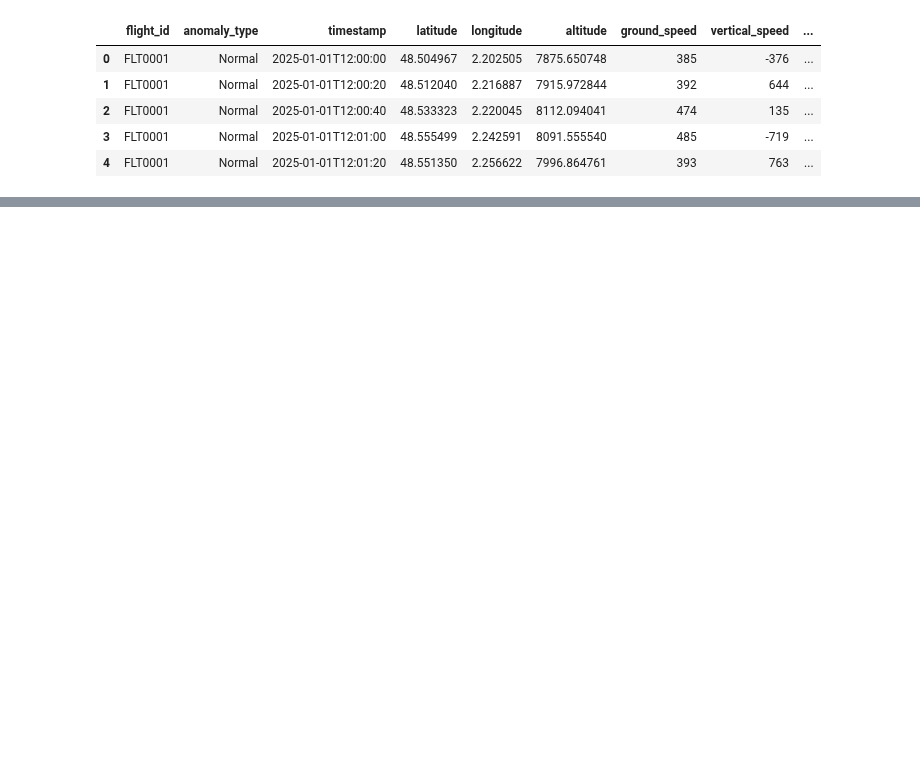
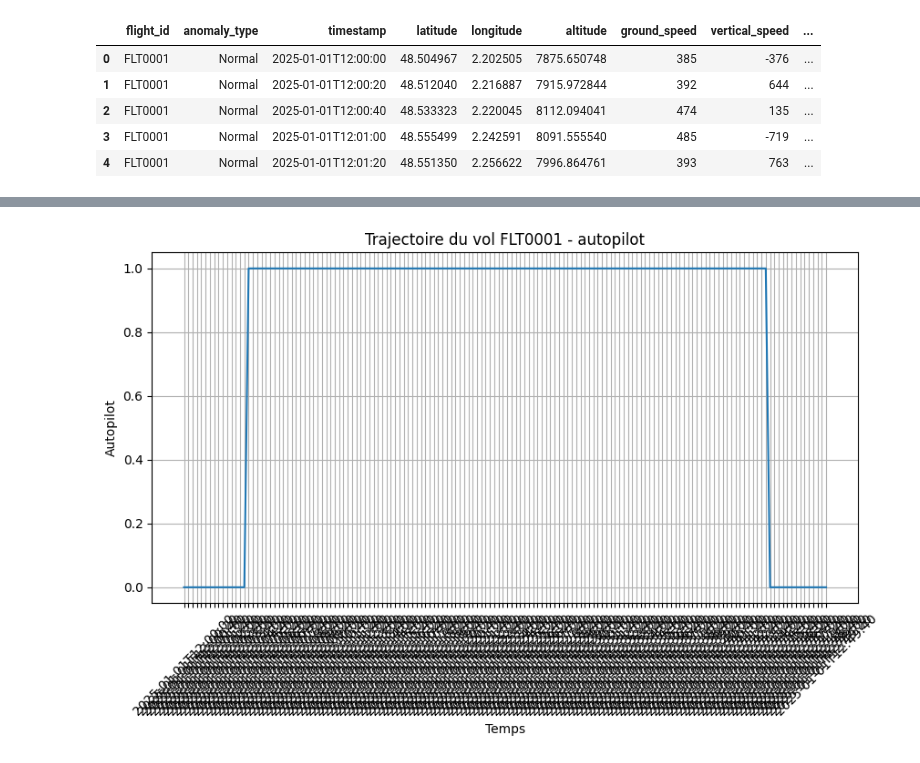
Before and after one commit to MGentieu/Data_analytics_aircraft_messages, a Jupyter notebook: Projet/GENTIEU_GOUESSE_Projet.ipynb, the cells around one changed output, grey strips where cells are left out. Cells and saved outputs as stored; diff of their text form; code cells hidden in the pictures; blank space fills up the shorter version.

```diff
--- a/Projet/GENTIEU_GOUESSE_Projet.ipynb
+++ b/Projet/GENTIEU_GOUESSE_Projet.ipynb
@@ -241,0 +327,33 @@ df["intended_route_polyline"].iloc[0], type(df["intended_route_polyline"].iloc[0
+# %%
+def generate_autopilot_for_flight(flight_df):
+  n = len(flight_df)
+  autopilot =[]
+
+  # Si situation critique
+  for i in range(n):
+    if flight_df.iloc[i]["anomaly_type"] in [
+        "Hijacking_Suspected",
+        "Sharp_Turn_Diversion",
+        "Emergency_Descent"
+    ]:
+      autopilot.append(0)
+      continue
+
+    # avant 10% du vol : Décollage
+    if i < n *0.10:
+      autopilot.append(0)
+      continue
+
+    # après 90% du vol : Atterrissage
+    if i > n*0.90:
+      autopilot.append(0)
+      continue
+
+    autopilot.append(1)
+
+  return autopilot
+
+df["autopilot_on"] = df.groupby("flight_id").apply(
+    lambda g : generate_autopilot_for_flight(g)
+).explode().values
+df[["flight_id", "autopilot_on"]].head()
@@ -241,0 +367,14 @@ df["intended_route_polyline"].iloc[0], type(df["intended_route_polyline"].iloc[0
+# %%
+flight_id = df["flight_id"].iloc[0]
+sample = df[df["flight_id"] == flight_id]
+
+plt.figure(figsize=(10,5))
+plt.plot(sample["timestamp"], sample["autopilot_on"])
+plt.xticks(rotation=45)
+plt.title(f"Trajectoire du vol {flight_id} - autopilot")
+plt.xlabel("Temps")
+plt.ylabel("Autopilot")
+plt.grid(True)
+plt.show()
+# %% [output]
+[figure, added]
```
Also changed, not shown: parts of 8 cells of this notebook.
